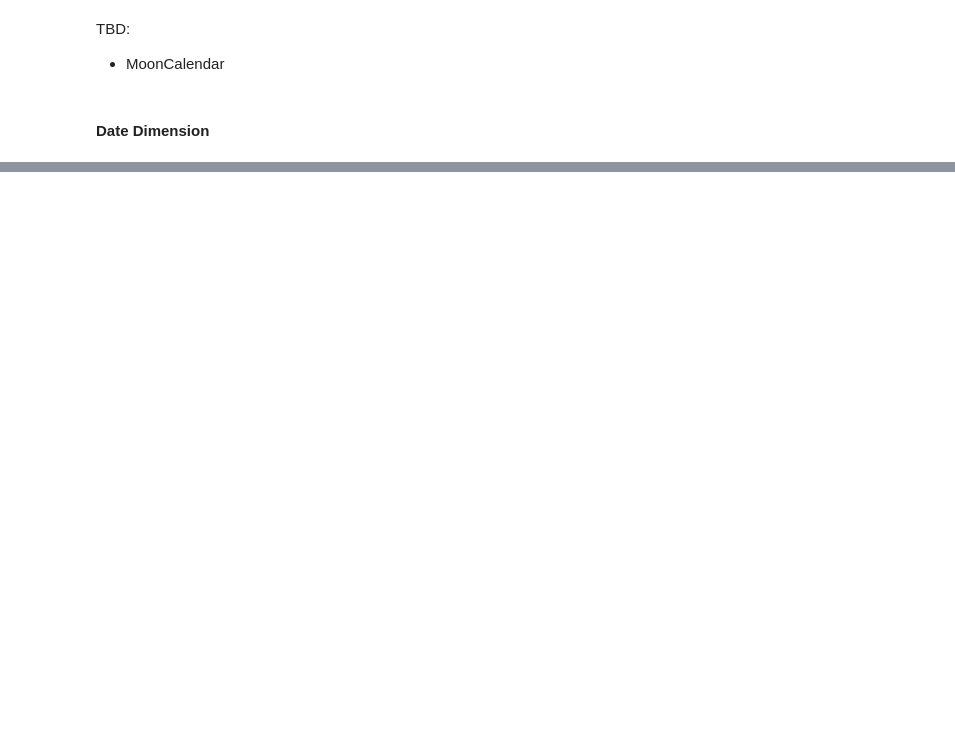
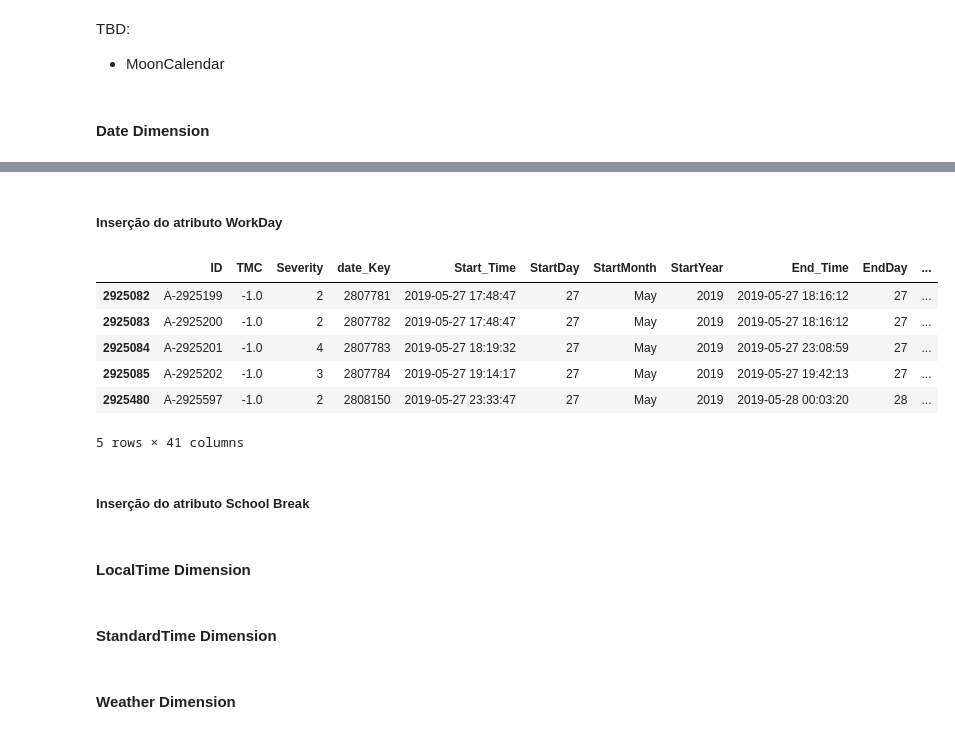
Before and after one commit to valeitao/us_accident_data_system, a Jupyter notebook: Fase II/project.ipynb, the cells around one changed output, grey strips where cells are left out. Drawn from its saved outputs; the diff is of its cells as text; code cells hidden in the pictures; blank space fills up the shorter version.

Commit message:
inserção de workday e holiday

```diff
--- a/Fase II/project.ipynb
+++ b/Fase II/project.ipynb
@@ -358,0 +596,3 @@ us_acidents.insert(us_acidents.columns.get_loc("Distance(mi)"), 'MoonCalendar',
+# %%
+holidays_dict = pd.Series(federal_holidays['holiday'].values,index=federal_holidays['date']).to_dict()
+holidays_dict
@@ -358,0 +617,4 @@ us_acidents.insert(us_acidents.columns.get_loc("Distance(mi)"), 'MoonCalendar',
+# %%
+us_acidents["holidays"] = us_acidents["Start_Time"].dt.date.map(holidays_dict)
+us_acidents["holidays"] = us_acidents["holidays"].fillna('Not Holiday')
+us_acidents["holidays"].value_counts()
@@ -358,0 +638,23 @@ us_acidents.insert(us_acidents.columns.get_loc("Distance(mi)"), 'MoonCalendar',
+# %% [markdown]
+##### Inserção do atributo WorkDay
+# %%
+lista_feriados = []
+for i in range(len(us_acidents[['holidays','WeekdayWeekend']])):
+    if (us_acidents['holidays'].iloc[i]!='Not Holiday') or (us_acidents['WeekdayWeekend'].iloc[i]=='Week End'):
+        lista_feriados.append('non working day')
+    else:
+        lista_feriados.append('working day')
+# %%
+us_acidents['WorkDay'] = pd.Series(lista_feriados).values
+# %%
+us_acidents[us_acidents['WorkDay']=='non working day'].tail(5)
+# %% [output]
+|  | ID | TMC | Severity | date_Key | Start_Time | StartDay | StartMonth | StartYear | End_Time | EndDay | ... |
+| 2925082 | A-2925199 | -1.0 | 2 | 2807781 | 2019-05-27 17:48:47 | 27 | May | 2019 | 2019-05-27 18:16:12 | 27 | ... |
+| 2925083 | A-2925200 | -1.0 | 2 | 2807782 | 2019-05-27 17:48:47 | 27 | May | 2019 | 2019-05-27 18:16:12 | 27 | ... |
+| 2925084 | A-2925201 | -1.0 | 4 | 2807783 | 2019-05-27 18:19:32 | 27 | May | 2019 | 2019-05-27 23:08:59 | 27 | ... |
+| 2925085 | A-2925202 | -1.0 | 3 | 2807784 | 2019-05-27 19:14:17 | 27 | May | 2019 | 2019-05-27 19:42:13 | 27 | ... |
+| 2925480 | A-2925597 | -1.0 | 2 | 2808150 | 2019-05-27 23:33:47 | 27 | May | 2019 | 2019-05-28 00:03:20 | 28 | ... |
+5 rows × 41 columns
+# %% [markdown]
+##### Inserção do atributo School Break
@@ -358,0 +664,6 @@ us_acidents.insert(us_acidents.columns.get_loc("Distance(mi)"), 'MoonCalendar',
+# %% [markdown]
+#### LocalTime Dimension
+# %% [markdown]
+#### StandardTime Dimension
+# %% [markdown]
+#### Weather Dimension
```
Also changed, not shown: parts of 42 cells of this notebook.
